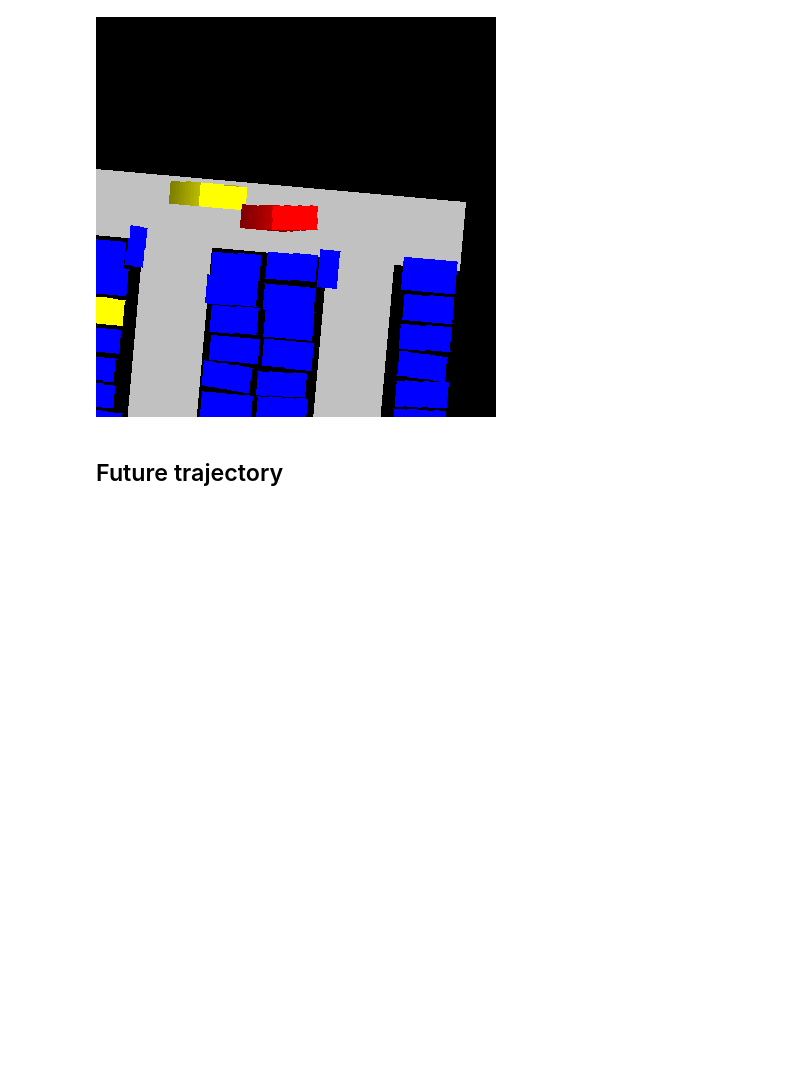
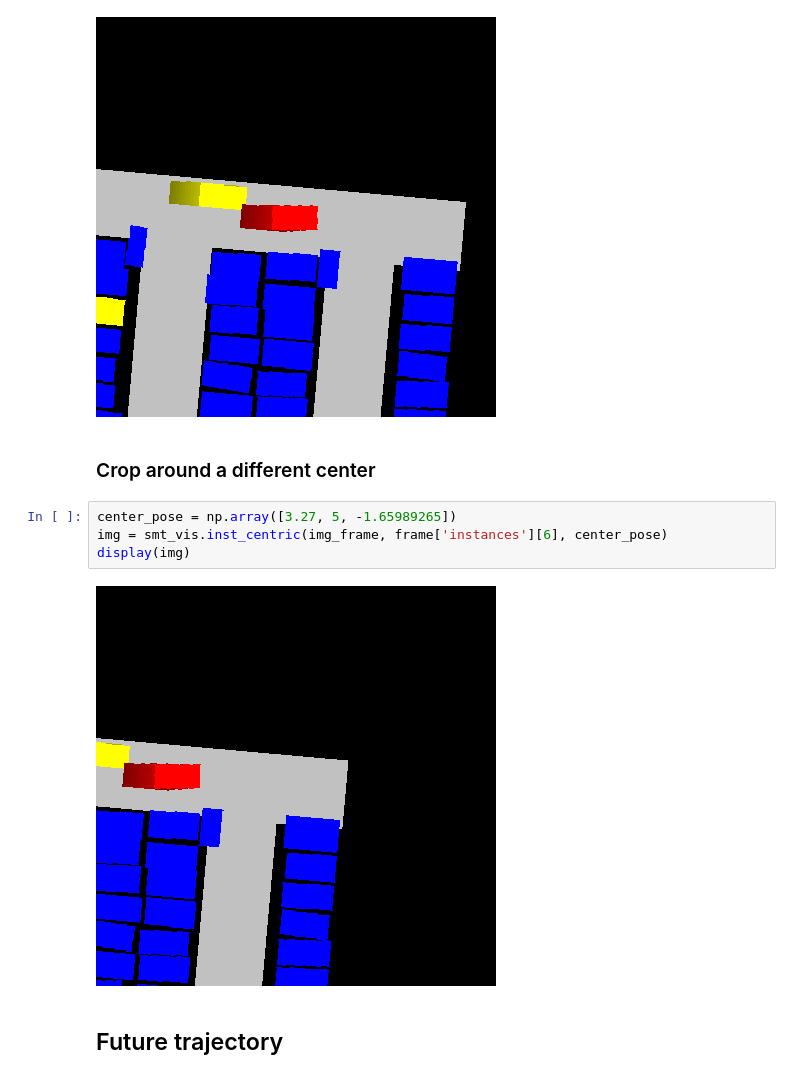
Before and after one commit to MPC-Berkeley/dlp-dataset, a Jupyter notebook: notebooks/visualization.ipynb, the cells around one changed output. Saved outputs shown, nothing was run; the diff lists cells and outputs as text; blank space fills up the shorter version.

Commit message:
inst centric view can use a different center. Plot traj on inst centric view

```diff
--- a/notebooks/visualization.ipynb
+++ b/notebooks/visualization.ipynb
@@ -71,6 +72,14 @@ img = smt_vis.inst_centric(img_frame, frame['instances'][6])
 display(img)
 # %% [output]
 [figure]
+# %% [markdown]
+### Crop around a different center
+# %%
+center_pose = np.array([3.27, 5, -1.65989265])
+img = smt_vis.inst_centric(img_frame, frame['instances'][6], center_pose)
+display(img)
+# %% [output]
+[figure, added]
 # %% [markdown]
 ## Future trajectory
 # %%
```
Also changed, not shown: parts of 6 cells of this notebook, 1 other file.
